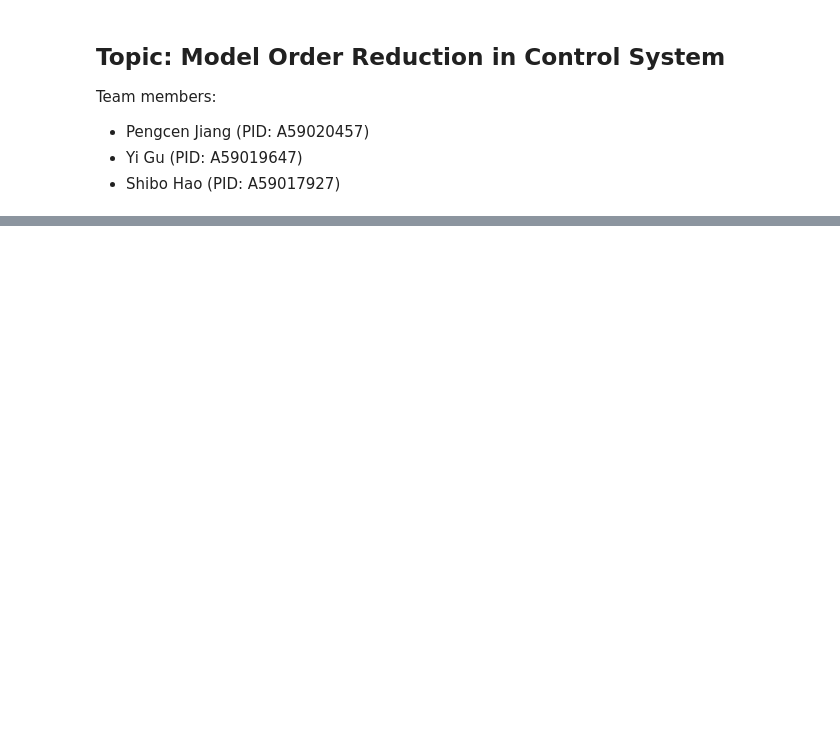
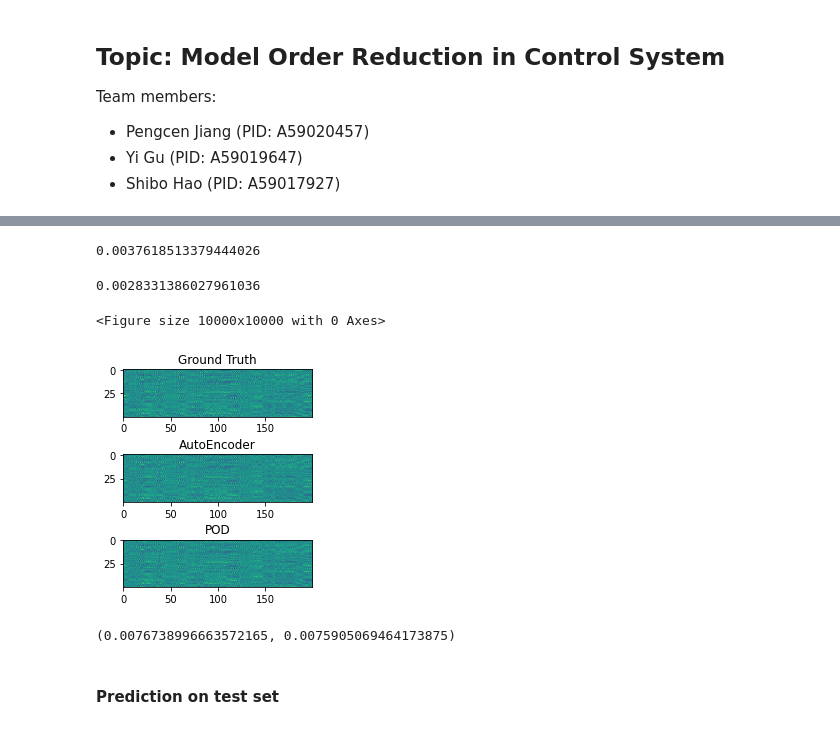
Before and after one commit to pc-Jiang/MOR_in_control_system, a Jupyter notebook: MOR_in_control_system.ipynb, the cells around one changed output, grey strips where cells are left out. Drawn from its saved outputs; the diff is of its cells as text; code cells hidden in the pictures; blank space fills up the shorter version.

```diff
--- a/MOR_in_control_system.ipynb
+++ b/MOR_in_control_system.ipynb
@@ -179,0 +70,28 @@ x_br, y_br = original_sys.gen(x0, u, time_steps)
+# %%
+mse(reconst_y_AE, y)
+# %% [output]
+0.0037618513379444026
+# %%
+mse(reconst_y_POD, y)
+# %% [output]
+0.0028331386027961036
+# %%
+plt.figure(figsize=(100, 100), dpi=100)
+f, (ax1, ax2, ax3) = plt.subplots(3, 1)
+ax1.imshow(x[:, :200], vmin=-2, vmax=2)
+ax1.set_title("Ground Truth")
+ax2.imshow(reconst_x_AE[:, :200], vmin=-2, vmax=2)
+ax2.set_title("AutoEncoder")
+ax3.imshow(reconst_x_POD[:, :200], vmin=-2, vmax=2)
+ax3.set_title("POD")
+plt.subplots_adjust(hspace=0.8)
+plt.savefig("rec_x.png", dpi=100)
+# %% [output]
+<Figure size 10000x10000 with 0 Axes>
+[figure, added]
+# %%
+mse(reconst_x_POD, x), mse(reconst_x_AE, x)
+# %% [output]
+(0.0076738996663572165, 0.0075905069464173875)
+# %% [markdown]
+#### Prediction on test set
```
Also changed, not shown: parts of 52 cells of this notebook, 4 other files.
